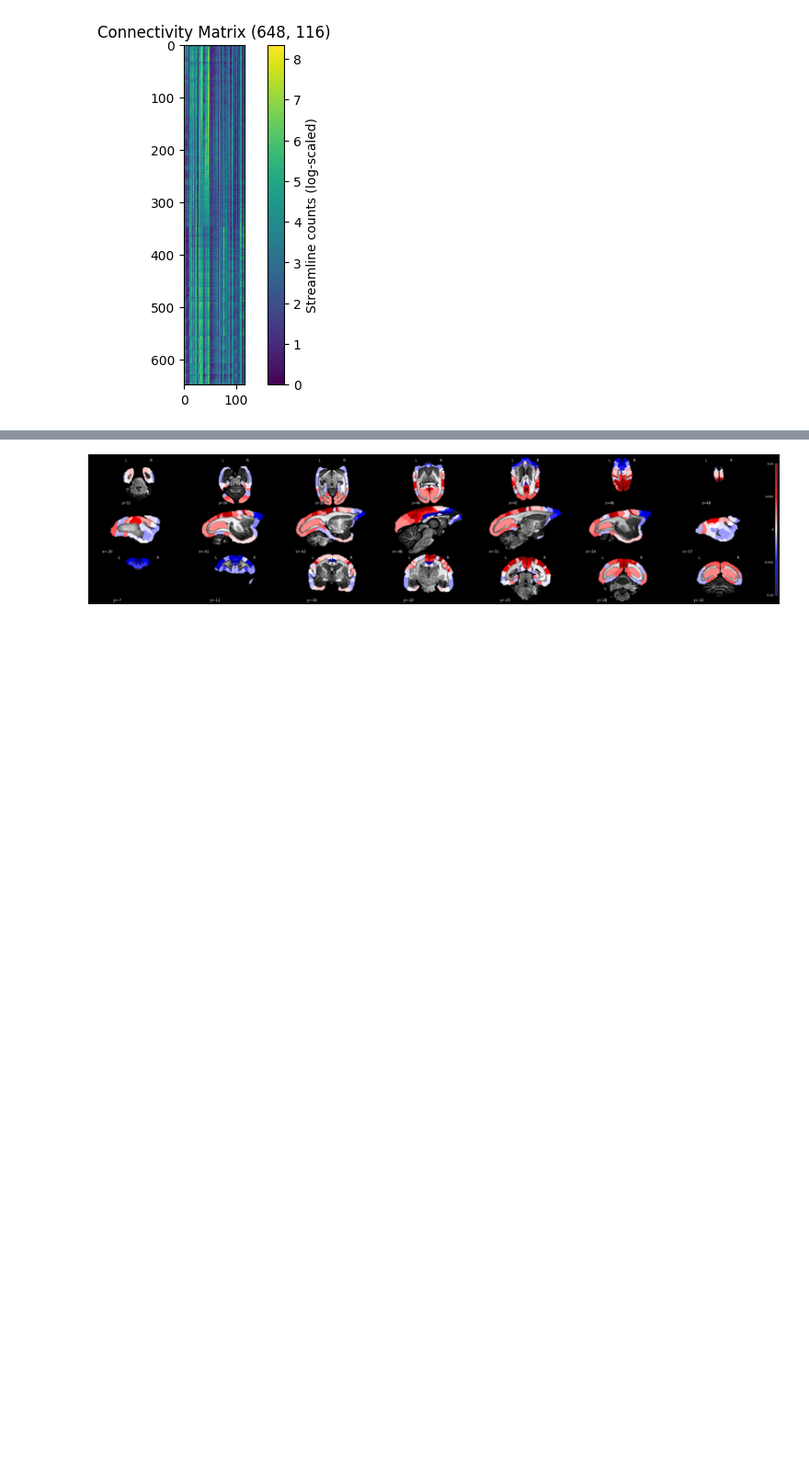
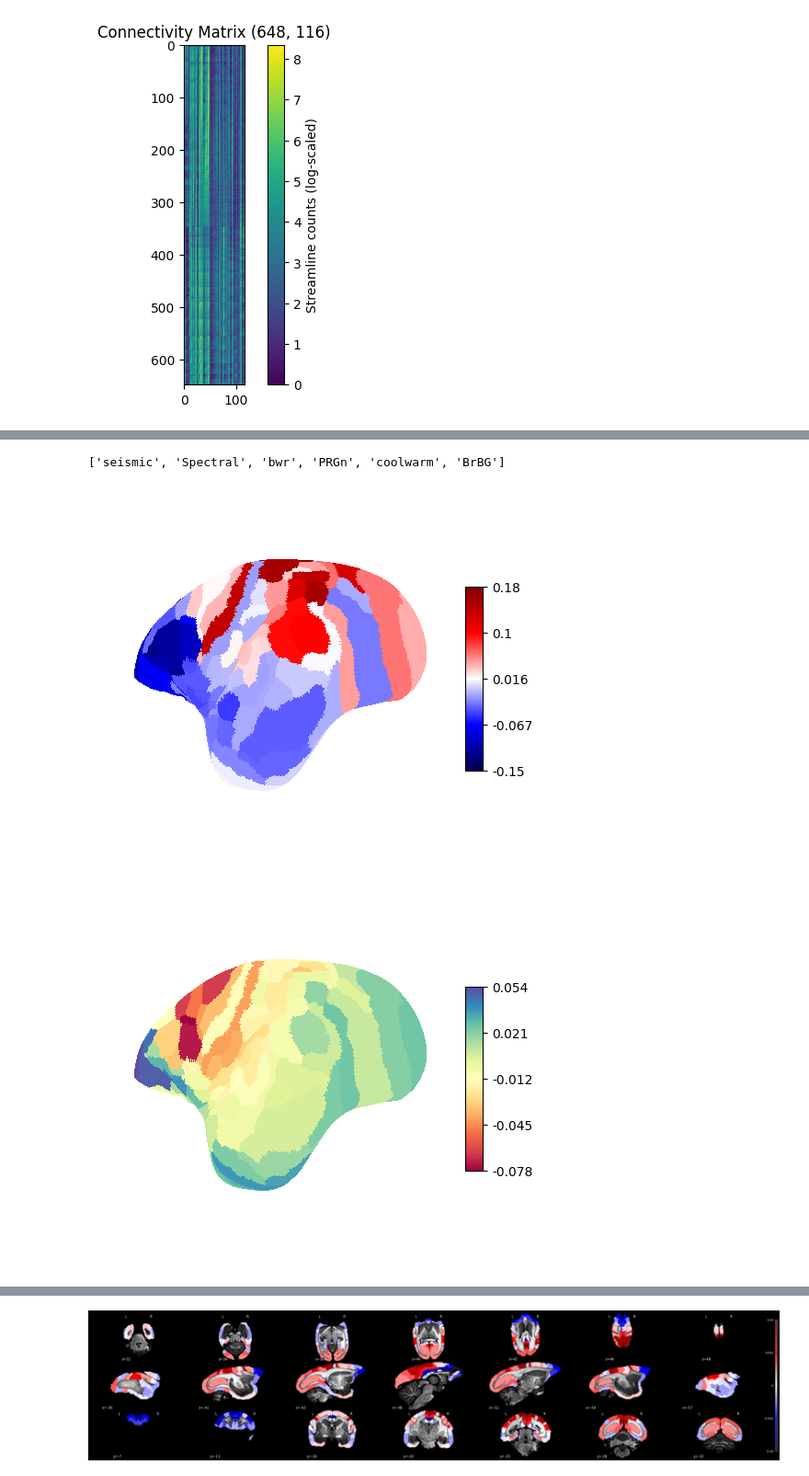
Before and after one commit to akhanf/marm94T-gradients, a Jupyter notebook: marm94T-gradients/notebooks/Diff_gradients.ipynb, the cells around one changed output, grey strips where cells are left out. Shown at 92% size. Saved outputs shown, nothing was run; the diff lists cells and outputs as text; code cells hidden in the pictures; blank space fills up the shorter version.

```diff
--- a/marm94T-gradients/notebooks/Diff_gradients.ipynb
+++ b/marm94T-gradients/notebooks/Diff_gradients.ipynb
@@ -32,6 +32,7 @@ from matplotlib.colors import ListedColormap
 # %%
 # Set this to your git-repo path for running the analyses.
 main_path = "/home/ROBARTS/alik/graham/cfmm-bids/Khan/MarmZona_94T/derivatives/marm94T-gradients/marm94T-gradients"
+local_path='.'
 # %%
 # Setting other paths
 data_path = main_path + "/data/"
@@ -244,0 +300,39 @@ df_lut = pd.read_csv(lut_tsv,sep='\t')
+# %%
+
+
+gwconn={}
+
+for hemi in ['lh','rh']:
+    surf_atlas = nib.load(label_gii.format(hemi=hemi)).agg_data()
+
+    gwconn[hemi]={}
+    for g in range(2):
+        gwconn[hemi][g] = np.zeros(surf_atlas.shape)
+        for i,labelnum in enumerate(df_lut.label_num):
+            gwconn[hemi][g][surf_atlas == labelnum] =  Gfc[g][i]
+# %%
+colors
+# %% [output]
+['seismic', 'Spectral', 'bwr', 'PRGn', 'coolwarm', 'BrBG']
+# %%
+#visualize the grad weighted conn map
+
+for gradi in range(2): # up to 6 gradients
+    color = matplotlib.colormaps[colors[gradi]]
+    array_conn = np.hstack([ gwconn[hemi][gradi] for hemi in ['lh','rh']])
+    fig_filename=fig_path + f'Diff_GradientWeightedConn_grad-{gradi+1}.png'
+    plot_hemispheres(surf_lh,surf_rh,array_name=array_conn,size=(1000,1000),layout_style='grid',embed_nb=True,interactive=False,screenshot=True,filename=fig_filename,cmap=colors[gradi],color_bar=True)
+# %%
+#visualize the grad weighted conn map using nilearn (poor quality visualization
+
+hemi_from_abrev={'lh':'left','rh':'right'}
+
+for hemi in ['lh','rh']:
+    for gradi in range(2): # up to 6 gradients
+
+        color = matplotlib.colormaps[colors[gradi]]
+        nilearn.plotting.plot_surf(surf_gii.format(hemi=hemi),gwconn[hemi][gradi],hemi=hemi_from_abrev[hemi],cmap=color,avg_method='median',colorbar=True,alpha=0.8)
+        plt.savefig(fig_path + f'Diff_GradientWeightedConn_hemi-{hemi}_grad-{gradi+1}.png',dpi=300)
+# %% [output]
+[figure, added]
+[figure, added]
```
Also changed, not shown: parts of 9 cells of this notebook.
